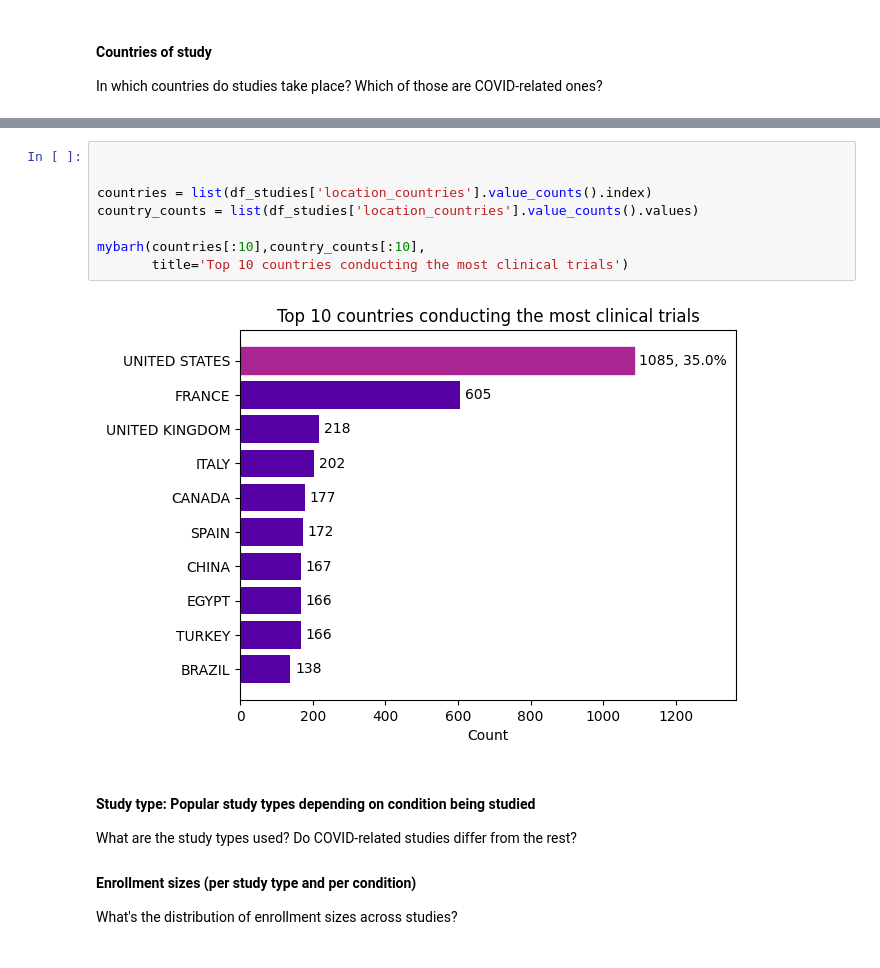
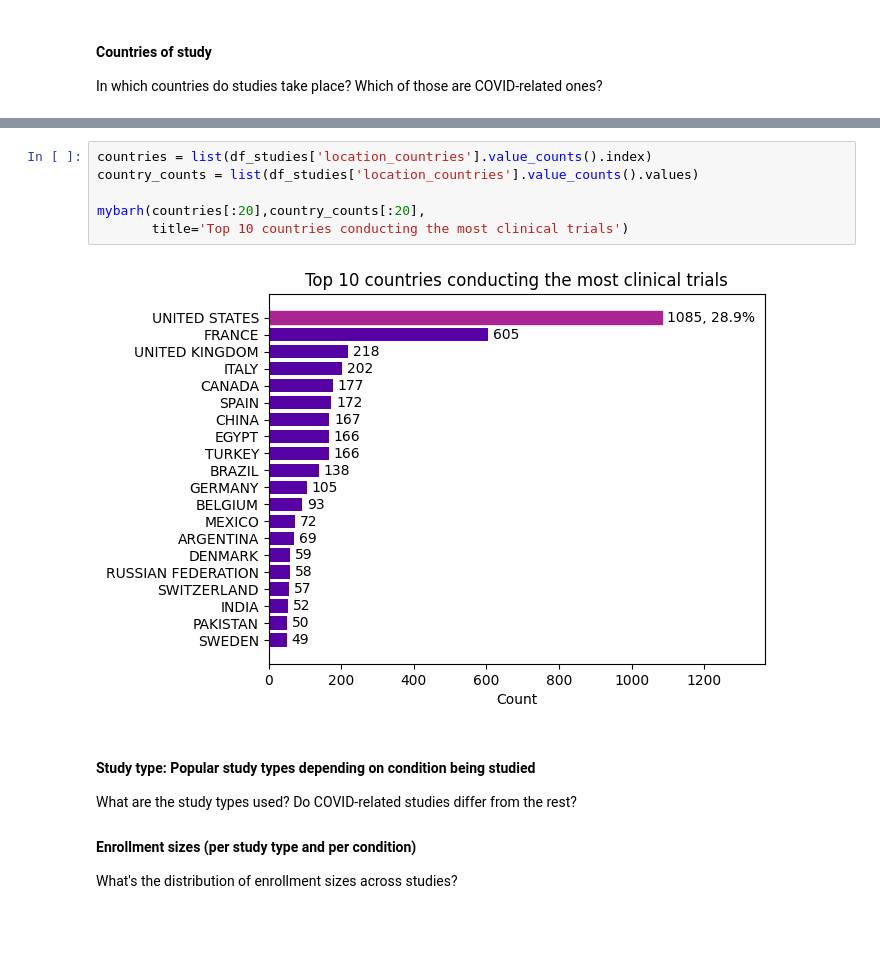
Before and after one commit to chels-kim/kaggle-covid-clintri, a Jupyter notebook: kaggle-covid-clintri/COVID-19 Clinical Trials.ipynb, the cells around one changed output, grey strips where cells are left out. Saved outputs shown, nothing was run; the diff lists cells and outputs as text.

```diff
--- a/kaggle-covid-clintri/COVID-19 Clinical Trials.ipynb
+++ b/kaggle-covid-clintri/COVID-19 Clinical Trials.ipynb
@@ -708,13 +714,11 @@ Name: location_countries, Length: 112, dtype: int64
 # %%
-
-
 countries = list(df_studies['location_countries'].value_counts().index)
 country_counts = list(df_studies['location_countries'].value_counts().values)
 
-mybarh(countries[:10],country_counts[:10],
+mybarh(countries[:20],country_counts[:20],
        title='Top 10 countries conducting the most clinical trials')
 # %% [output]
-[figure, old version]
+[figure, new version]
 # %% [markdown]
 
 
```
Also changed, not shown: parts of 4 cells of this notebook.
